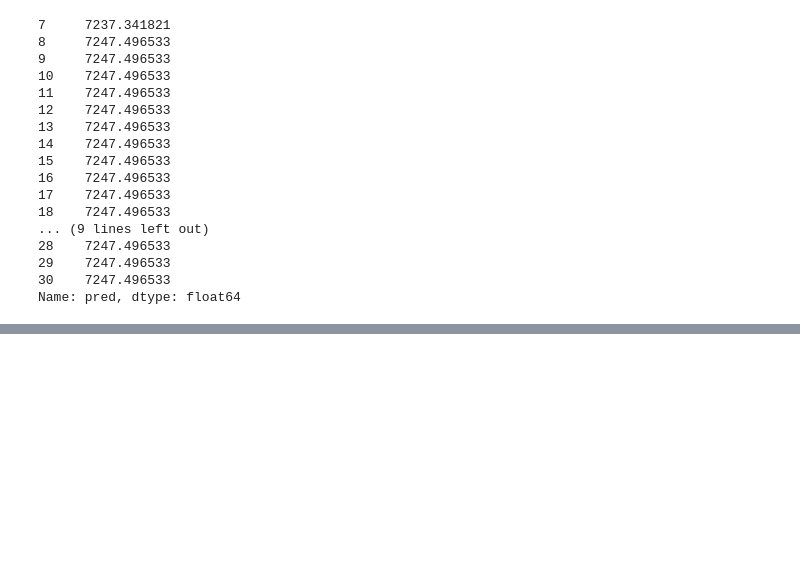
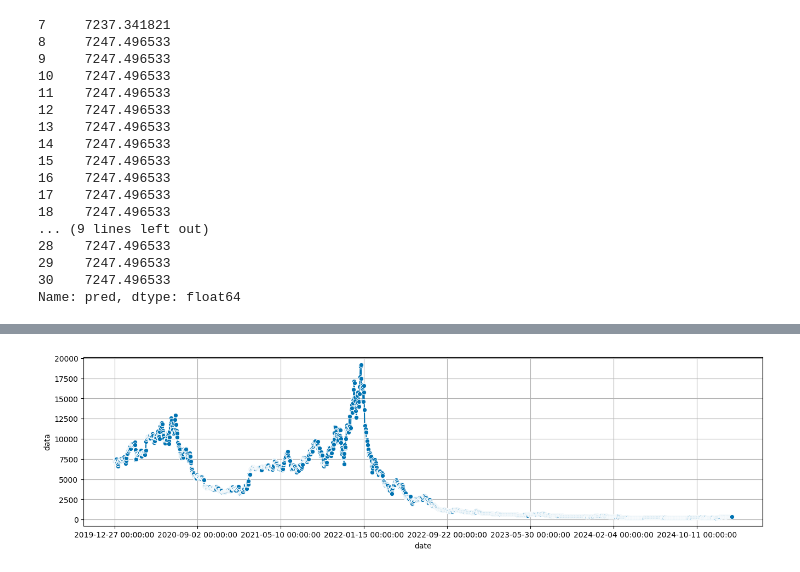
Before and after one commit to Raul-Gonzalez-M/TFG, a Jupyter notebook: codigo/Código.ipynb, the cells around one changed output, grey strips where cells are left out. Drawn from its saved outputs; the diff is of its cells as text; code cells hidden in the pictures; blank space fills up the shorter version.

```diff
--- a/codigo/Código.ipynb
+++ b/codigo/Código.ipynb
@@ -205,7 +206,7 @@ df_vali
 # %% [markdown]
 Indexamos el conjunto de entrenamiento por 'date' y lo ordenamos.
 # %%
-df_train = df_train.set_index('date')
-df_train = df_train.sort_index()
+#df_train = df_train.set_index('date')
+#df_train = df_train.sort_index()
 df_train
 # %% [output]
@@ -296,0 +292,6 @@ AttributeError: 'DataFrame' object has no attribute 'DatetimeIndex'
+# %%
+index = pd.DatetimeIndex(df_train['date'])
+rng = pd.date_range(index[0], periods=1856)
+data = df_train['close'].to_numpy()
+df_series = pd.Series(data = data, index = rng)
+df_series
@@ -296,0 +311,6 @@ AttributeError: 'DataFrame' object has no attribute 'DatetimeIndex'
+# %%
+from sktime.utils.plotting import plot_series
+_ = plot_series(df_series, x_label='date', y_label='data')
+plt.grid()
+# %% [output]
+[figure, added]
```
Also changed, not shown: parts of 5 cells of this notebook.
